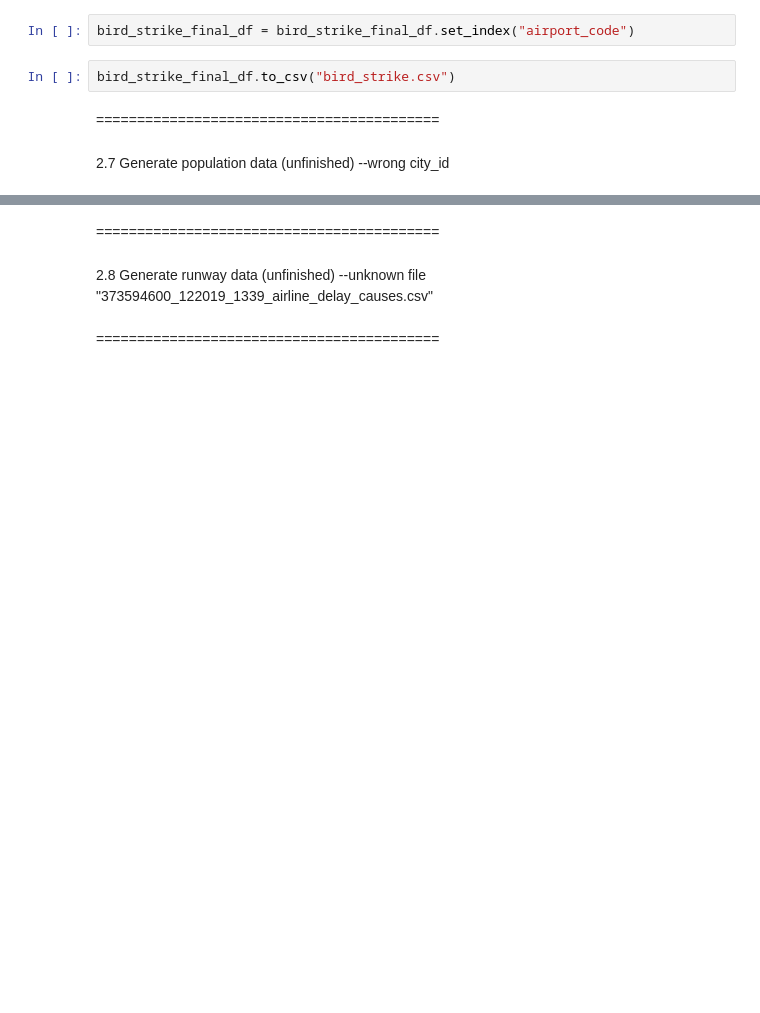
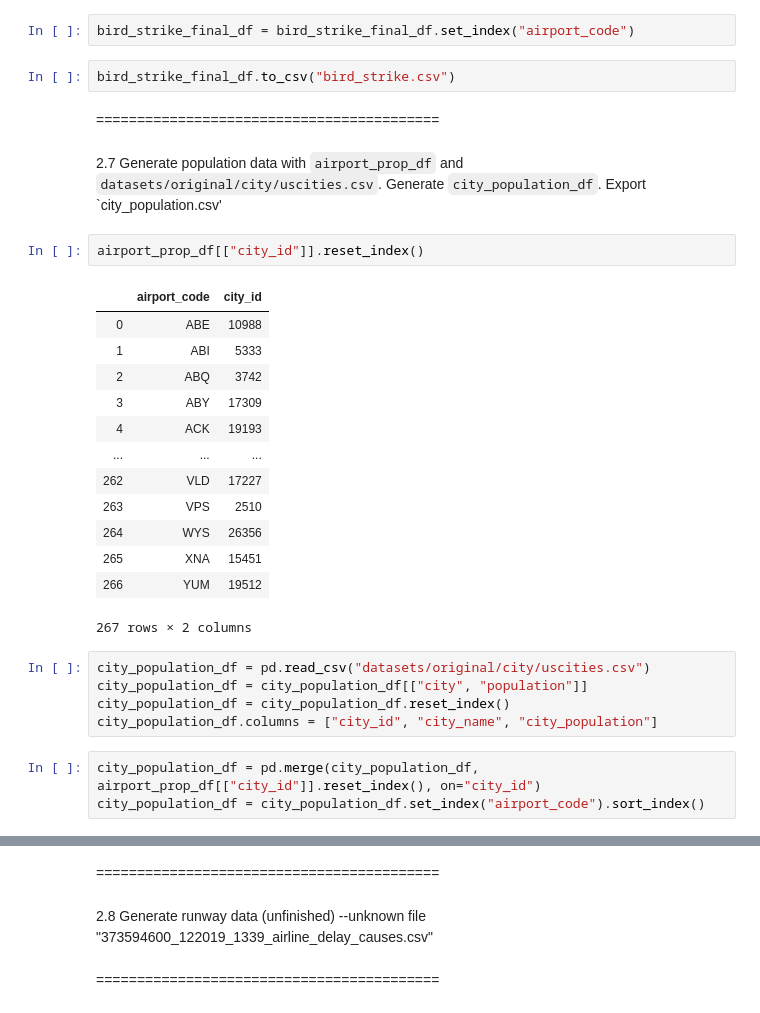
Before and after one commit to didyxdi/COGS108_final_project, a Jupyter notebook: A Pleasant Flight_merged version.ipynb, the cells around one changed output, grey strips where cells are left out. Drawn from its saved outputs; the diff is of its cells as text; blank space fills up the shorter version.

```diff
--- a/A Pleasant Flight_merged version.ipynb
+++ b/A Pleasant Flight_merged version.ipynb
@@ -702,5 +701,29 @@ bird_strike_final_df = bird_strike_final_df.set_index("airport_code")
 bird_strike_final_df.to_csv("bird_strike.csv")
 # %% [markdown]
 ==========================================
-# %% [markdown]
-2.7 Generate population data (unfinished) --wrong city_id
+# %% [markdown]
+2.7 Generate population data with `airport_prop_df` and `datasets/original/city/uscities.csv`. Generate `city_population_df`. Export `city_population.csv'
+# %%
+airport_prop_df[["city_id"]].reset_index()
+# %% [output]
+|  | airport_code | city_id |
+| 0 | ABE | 10988 |
+| 1 | ABI | 5333 |
+| 2 | ABQ | 3742 |
+| 3 | ABY | 17309 |
+| 4 | ACK | 19193 |
+| ... | ... | ... |
+| 262 | VLD | 17227 |
+| 263 | VPS | 2510 |
+| 264 | WYS | 26356 |
+| 265 | XNA | 15451 |
+| 266 | YUM | 19512 |
+267 rows × 2 columns
+# %%
+city_population_df = pd.read_csv("datasets/original/city/uscities.csv")
+city_population_df = city_population_df[["city", "population"]]
+city_population_df = city_population_df.reset_index()
+city_population_df.columns = ["city_id", "city_name", "city_population"]
+# %%
+city_population_df = pd.merge(city_population_df, airport_prop_df[["city_id"]].reset_index(), on="city_id")
+city_population_df = city_population_df.set_index("airport_code").sort_index()
```
Also changed, not shown: parts of 6 cells of this notebook, 1 other file.
